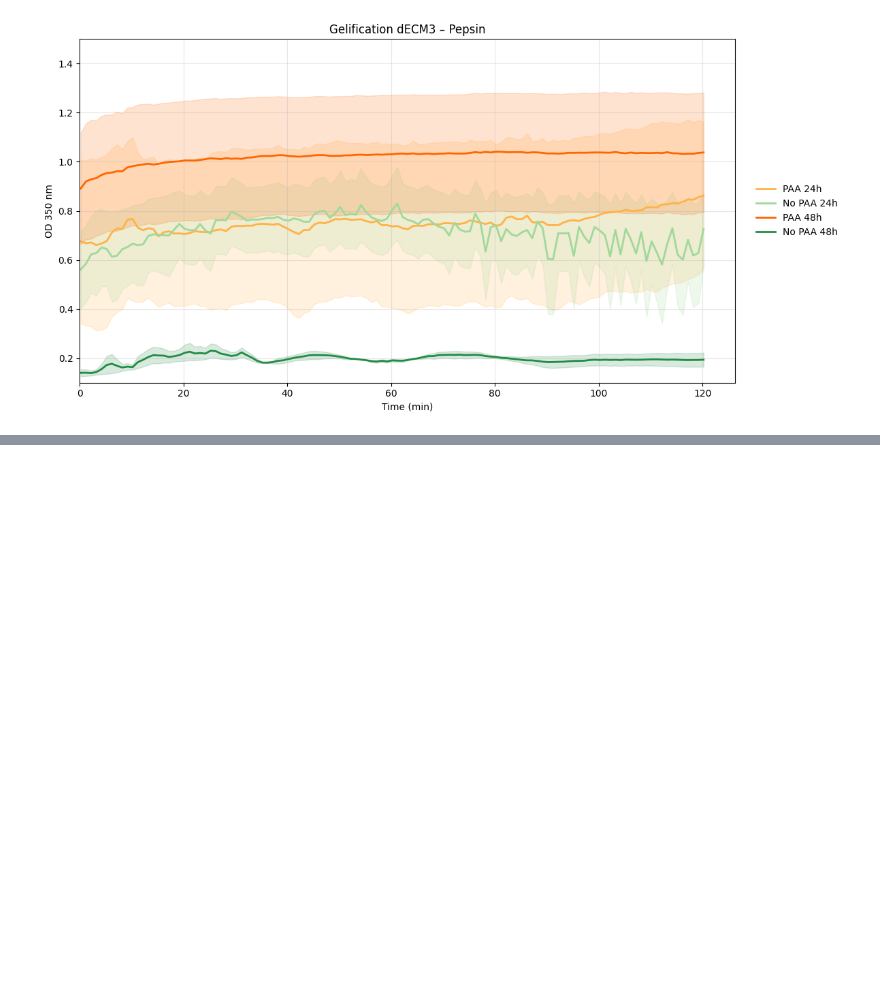
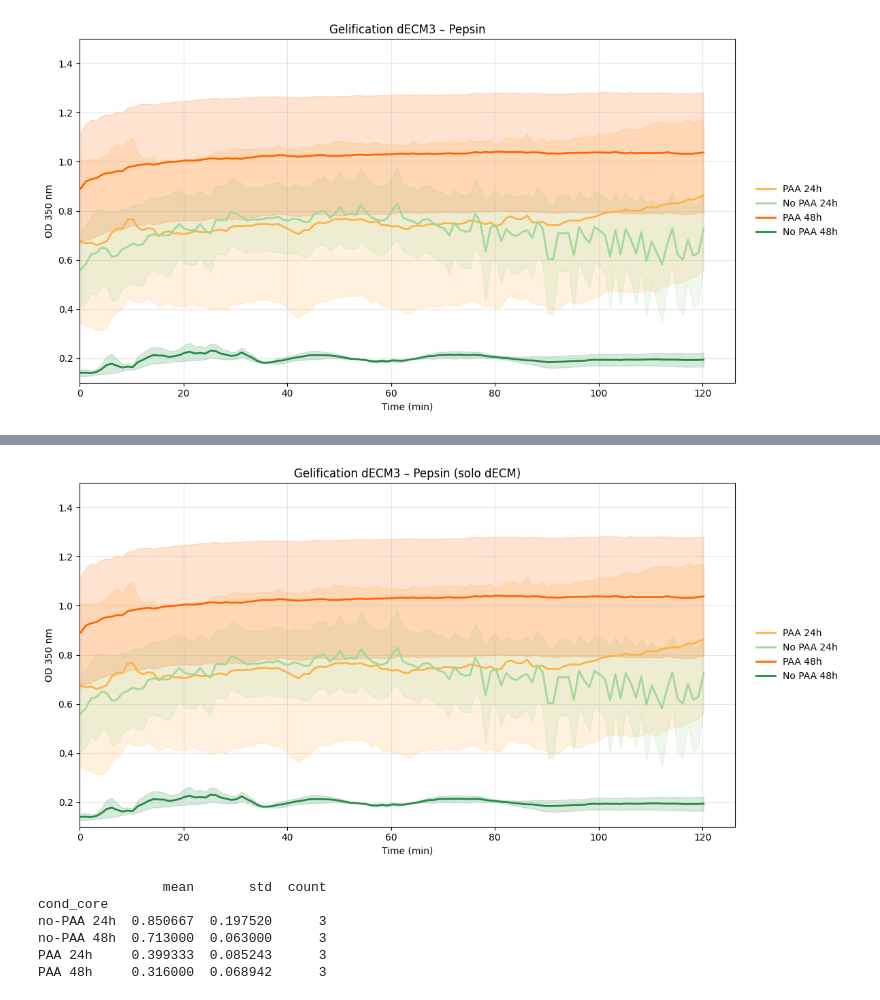
Before and after one commit to Bertaalcolea/Collagen_studies, a Jupyter notebook: dECM5(con90/10).ipynb, the cells around one changed output, grey strips where cells are left out. Cells and saved outputs as stored; diff of their text form; code cells hidden in the pictures; blank space fills up the shorter version.

```diff
--- a/dECM5(con90/10).ipynb
+++ b/dECM5(con90/10).ipynb
@@ -804,0 +901,66 @@ plt.show()
+# %%
+# dECM sin pepsina
+df_nopep = long_meta[(long_meta["type"] == "dECM") &
+                     (long_meta["pepsin"] == False)].copy()
+df_nopep = df_nopep[df_nopep["cond_simple"].notna()]
+
+summary_nopep = (
+    df_nopep
+    .groupby(["cond_simple", "time_min"])["od"]
+    .agg(["mean", "std", "count"])
+    .reset_index()
+)
+
+plt.figure(figsize=(12, 6))
+
+for cond in ["PAA 24h", "No PAA 24h", "PAA 48h", "No PAA 48h"]:
+    dfc = summary_nopep[summary_nopep["cond_simple"] == cond].sort_values("time_min")
+    if dfc.empty:
+        continue
+
+    x = dfc["time_min"].values
+    y = dfc["mean"].values
+    se = dfc["std"].fillna(0).values / np.sqrt(dfc["count"].values)
+
+    color = colores[cond]
+
+    plt.plot(x, y, color=color, linewidth=2, label=cond)
+    plt.fill_between(x, y-se, y+se, color=color, alpha=0.18)
+
+plt.xlabel("Time (min)")
+plt.ylabel("OD 350 nm")
+plt.title("Gelification dECM3 – Pepsin (solo dECM)")
+plt.grid(True, alpha=0.3)
+plt.ylim(0.1, 1.5)
+
+if not summary_nopep.empty:
+    plt.xlim(0, summary_nopep["time_min"].max() * 1.05)
+
+plt.legend(frameon=False, loc="center left", bbox_to_anchor=(1.02, 0.5))
+plt.tight_layout()
+plt.show()
+# %% [output]
+[figure, added]
+# %%
+# Solo dECM + pepsin (A–D, col 1–3)
+dec_pep = long_meta[(long_meta["type"]=="dECM") & (long_meta["pepsin"]==True)].copy()
+dec_pep["hours"] = dec_pep["hours"].astype(int)
+dec_pep["cond_core"] = dec_pep["paa"] + " " + dec_pep["hours"].astype(str) + "h"
+
+end_time = dec_pep["time_min"].max()
+
+end_summary = (
+    dec_pep[dec_pep["time_min"] == end_time]
+    .groupby("cond_core")["od"]
+    .agg(["mean","std","count"])
+    .sort_values("mean", ascending=False)
+)
+
+print(end_summary)
+# %% [output]
+                mean       std  count
+cond_core
+no-PAA 24h  0.850667  0.197520      3
+no-PAA 48h  0.713000  0.063000      3
+PAA 24h     0.399333  0.085243      3
+PAA 48h     0.316000  0.068942      3
```
Also changed, not shown: parts of 6 cells of this notebook.
